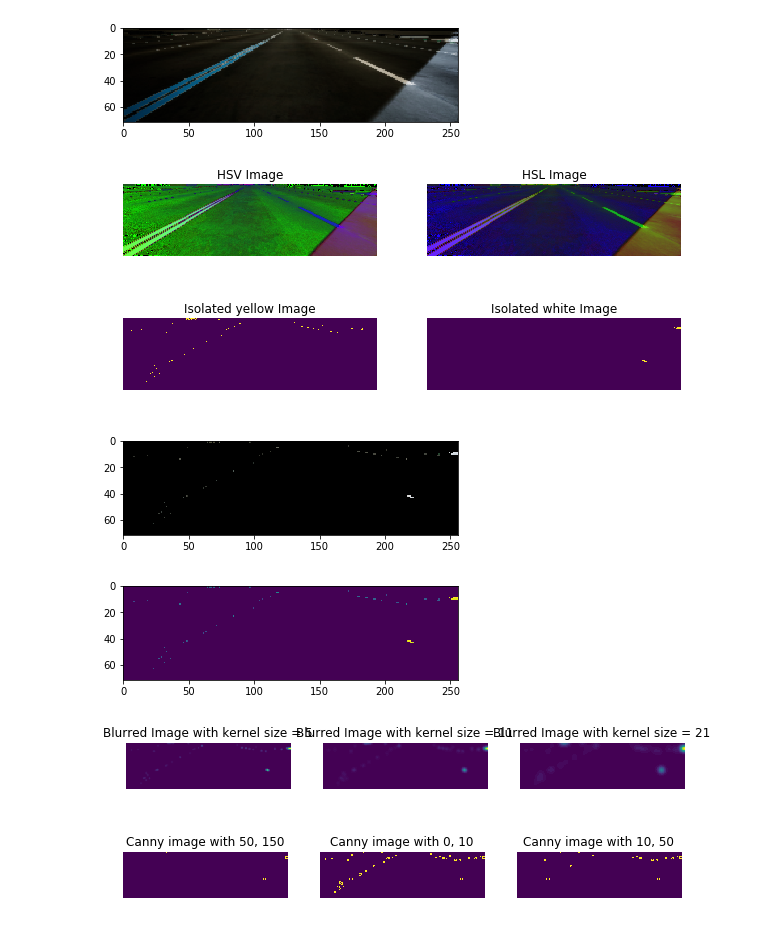
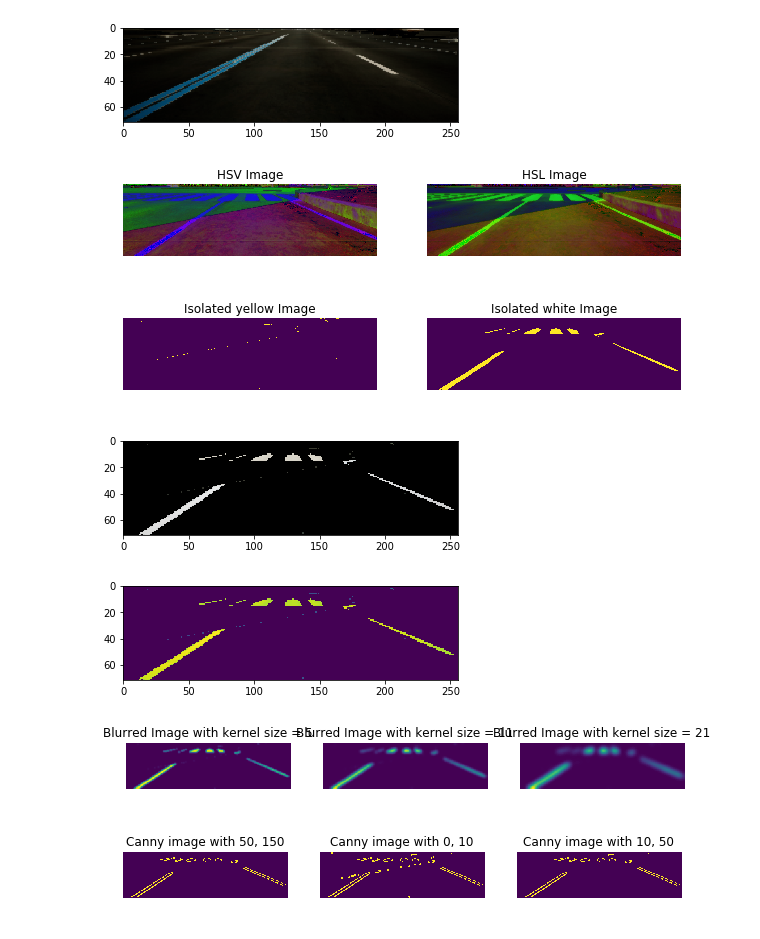
Before and after one commit to namnh97/Car-ML, a Jupyter notebook: car/Detect_Lane.ipynb, the cells around one changed output. Cells and saved outputs as stored; diff of their text form; code cells hidden in the pictures.

```diff
--- a/car/Detect_Lane.ipynb
+++ b/car/Detect_Lane.ipynb
@@ -1,20 +1,20 @@
 # %%
 import numpy as np
 import cv2
 import glob
 import matplotlib.pyplot as plt
 from importlib import reload
 from collection import utils; reload(utils)
 from collection.utils import *
 import math
 
-img = cv2.imread('Input/inputDetectLine2.png', cv2.IMREAD_COLOR)
+img = cv2.imread('Input/inputDetectLine5.png', cv2.IMREAD_COLOR)
 a = math.floor(img.shape[0]/2)
 img = img[a:, :img.shape[1]]
 plt.imshow(img)
 plt.show()
 # %% [output]
-[figure, old version]
+[figure, new version]
 # %%
 def to_hsv(img):
     return cv2.cvtColor(img, cv2.COLOR_RGB2HSV)
@@ -35,7 +35,7 @@ ax[1].set_title("HSL Image")
 
 plt.show()
 # %% [output]
-[figure, old version]
+[figure, new version]
 # %%
 
 # Image should have already been converted to HSL color space
@@ -84,7 +84,7 @@ ax[1].set_title("Isolated white Image")
 
 plt.show()
 # %% [output]
-[figure, old version]
+[figure, new version]
 # %%
 def combine_hsl_isolated_with_original(img, hsl_yellow, hsl_white):
     hsl_mask = cv2.bitwise_or(hsl_yellow, hsl_white)
@@ -102,7 +102,7 @@ combine_image = filter_img_hsl(img)
 plt.imshow(combine_image)
 plt.show()
 # %% [output]
-[figure, old version]
+[figure, new version]
 # %%
 def grayscale(img):
     return cv2.cvtColor(img, cv2.COLOR_RGB2GRAY)
@@ -111,7 +111,7 @@ grayscale_image = grayscale(combine_image)
 plt.imshow(grayscale_image)
 plt.show()
 # %% [output]
-[figure, old version]
+[figure, new version]
 # %%
 def gaussian_blur(grayscale_img, kernel_size = 3):
     return  cv2.GaussianBlur(grayscale_img,(kernel_size, kernel_size), 0)
@@ -134,7 +134,7 @@ ax[2].set_title("Blurred Image with kernel size = 21")
 
 plt.show()
 # %% [output]
-[figure, old version]
+[figure, new version]
 # %%
 def canny_edge_detector(blurred_img, low_threshold, high_threshold):
     return cv2.Canny(blurred_img, low_threshold, high_threshold)
@@ -157,7 +157,7 @@ ax[2].set_title("Canny image with 10, 50")
 
 plt.show()
 # %% [output]
-[figure, old version]
+[figure, new version]
 # %%
 def get_vertices_for_img(img):
     imshape = img.shape
```
Also changed, not shown: parts of 3 cells of this notebook, 10 other files.
